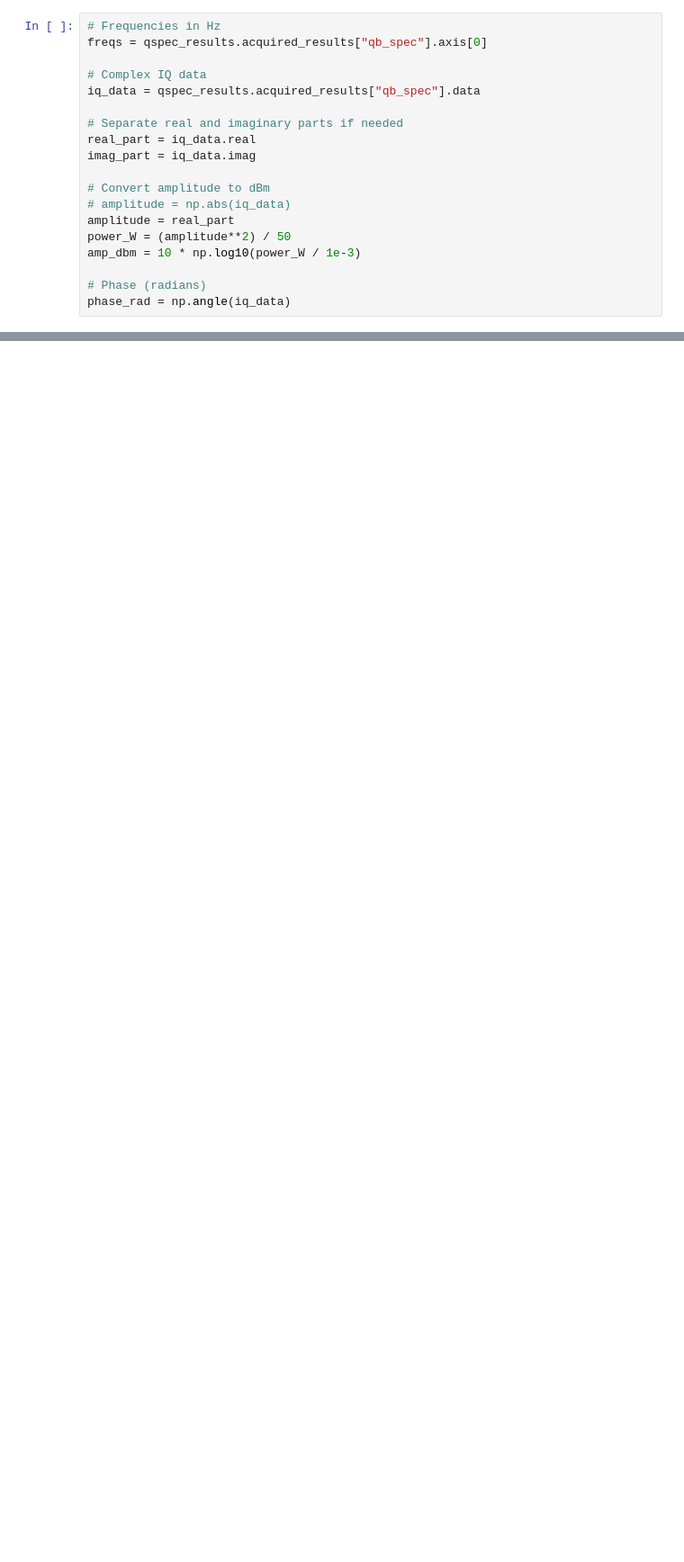
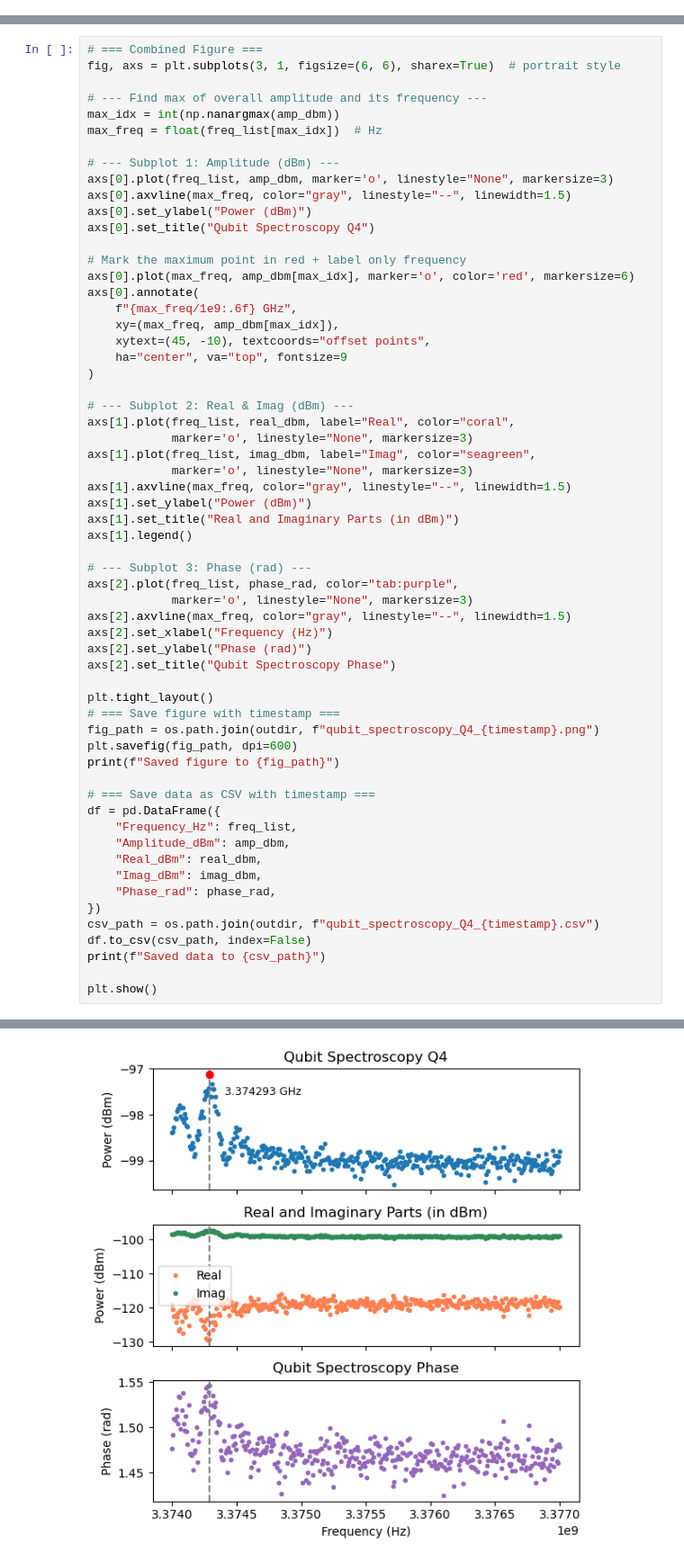
Before and after one commit to YiiiiZ/Measurement, a Jupyter notebook: qubit.ipynb, the cells around one changed output, grey strips where cells are left out. Shown at 90% size. Cells and saved outputs as stored; diff of their text form; blank space fills up the shorter version.

```diff
--- a/qubit.ipynb
+++ b/qubit.ipynb
@@ -232,19 +241,0 @@ plot_results(qspec_results, phase = True)
-# %%
-# Frequencies in Hz
-freqs = qspec_results.acquired_results["qb_spec"].axis[0]
-
-# Complex IQ data
-iq_data = qspec_results.acquired_results["qb_spec"].data
-
-# Separate real and imaginary parts if needed
-real_part = iq_data.real
-imag_part = iq_data.imag
-
-# Convert amplitude to dBm
-# amplitude = np.abs(iq_data)
-amplitude = real_part
-power_W = (amplitude**2) / 50
-amp_dbm = 10 * np.log10(power_W / 1e-3)
-
-# Phase (radians)
-phase_rad = np.angle(iq_data)
@@ -271,0 +242,61 @@ plt.show()
+# %%
+# === Combined Figure ===
+fig, axs = plt.subplots(3, 1, figsize=(6, 6), sharex=True)  # portrait style
+
+# --- Find max of overall amplitude and its frequency ---
+max_idx = int(np.nanargmax(amp_dbm))
+max_freq = float(freq_list[max_idx])  # Hz
+
+# --- Subplot 1: Amplitude (dBm) ---
+axs[0].plot(freq_list, amp_dbm, marker='o', linestyle="None", markersize=3)
+axs[0].axvline(max_freq, color="gray", linestyle="--", linewidth=1.5)
+axs[0].set_ylabel("Power (dBm)")
+axs[0].set_title("Qubit Spectroscopy Q4")
+
+# Mark the maximum point in red + label only frequency
+axs[0].plot(max_freq, amp_dbm[max_idx], marker='o', color='red', markersize=6)
+axs[0].annotate(
+    f"{max_freq/1e9:.6f} GHz",
+    xy=(max_freq, amp_dbm[max_idx]),
+    xytext=(45, -10), textcoords="offset points",
+    ha="center", va="top", fontsize=9
+)
+
+# --- Subplot 2: Real & Imag (dBm) ---
+axs[1].plot(freq_list, real_dbm, label="Real", color="coral",
+            marker='o', linestyle="None", markersize=3)
+axs[1].plot(freq_list, imag_dbm, label="Imag", color="seagreen",
+            marker='o', linestyle="None", markersize=3)
+axs[1].axvline(max_freq, color="gray", linestyle="--", linewidth=1.5)
+axs[1].set_ylabel("Power (dBm)")
+axs[1].set_title("Real and Imaginary Parts (in dBm)")
+axs[1].legend()
+
+# --- Subplot 3: Phase (rad) ---
+axs[2].plot(freq_list, phase_rad, color="tab:purple",
+            marker='o', linestyle="None", markersize=3)
+axs[2].axvline(max_freq, color="gray", linestyle="--", linewidth=1.5)
+axs[2].set_xlabel("Frequency (Hz)")
+axs[2].set_ylabel("Phase (rad)")
+axs[2].set_title("Qubit Spectroscopy Phase")
+
+plt.tight_layout()
+# === Save figure with timestamp ===
+fig_path = os.path.join(outdir, f"qubit_spectroscopy_Q4_{timestamp}.png")
+plt.savefig(fig_path, dpi=600)
+print(f"Saved figure to {fig_path}")
+
+# === Save data as CSV with timestamp ===
+df = pd.DataFrame({
+    "Frequency_Hz": freq_list,
+    "Amplitude_dBm": amp_dbm,
+    "Real_dBm": real_dbm,
+    "Imag_dBm": imag_dbm,
+    "Phase_rad": phase_rad,
+})
+csv_path = os.path.join(outdir, f"qubit_spectroscopy_Q4_{timestamp}.csv")
+df.to_csv(csv_path, index=False)
+print(f"Saved data to {csv_path}")
+
+plt.show()
+# %% [output]
@@ -271,0 +305 @@ plt.show()
+[figure, added]
```
Also changed, not shown: parts of 13 cells of this notebook, 53 other files.
